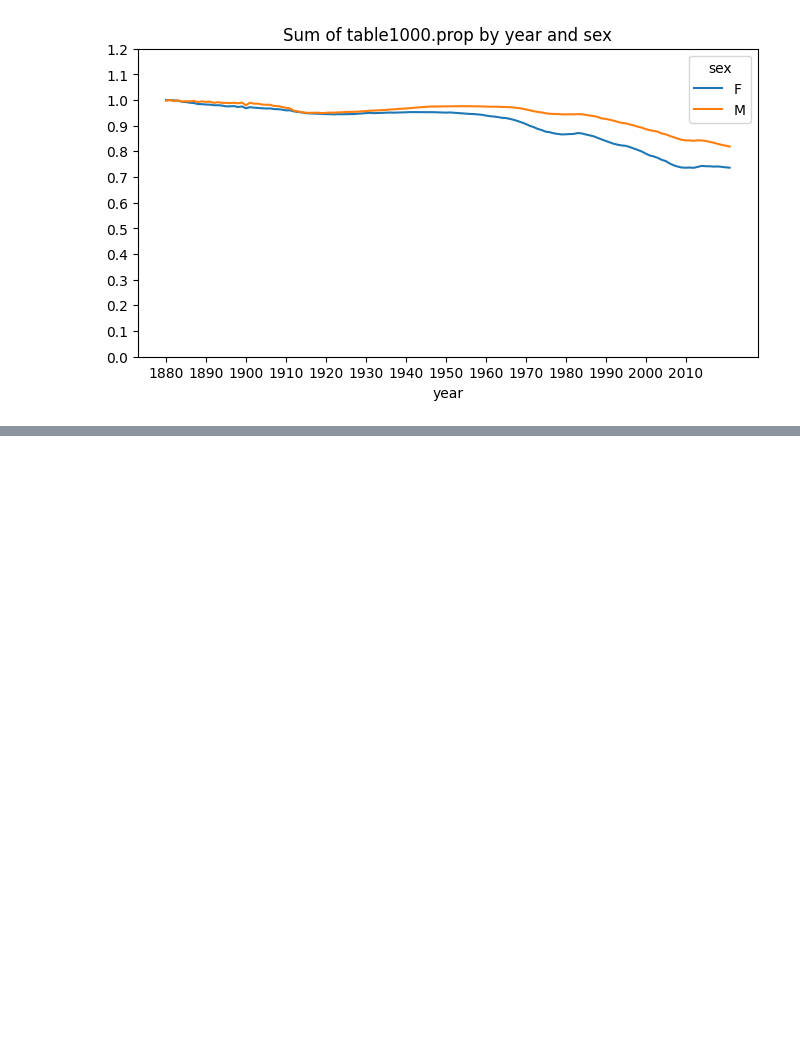
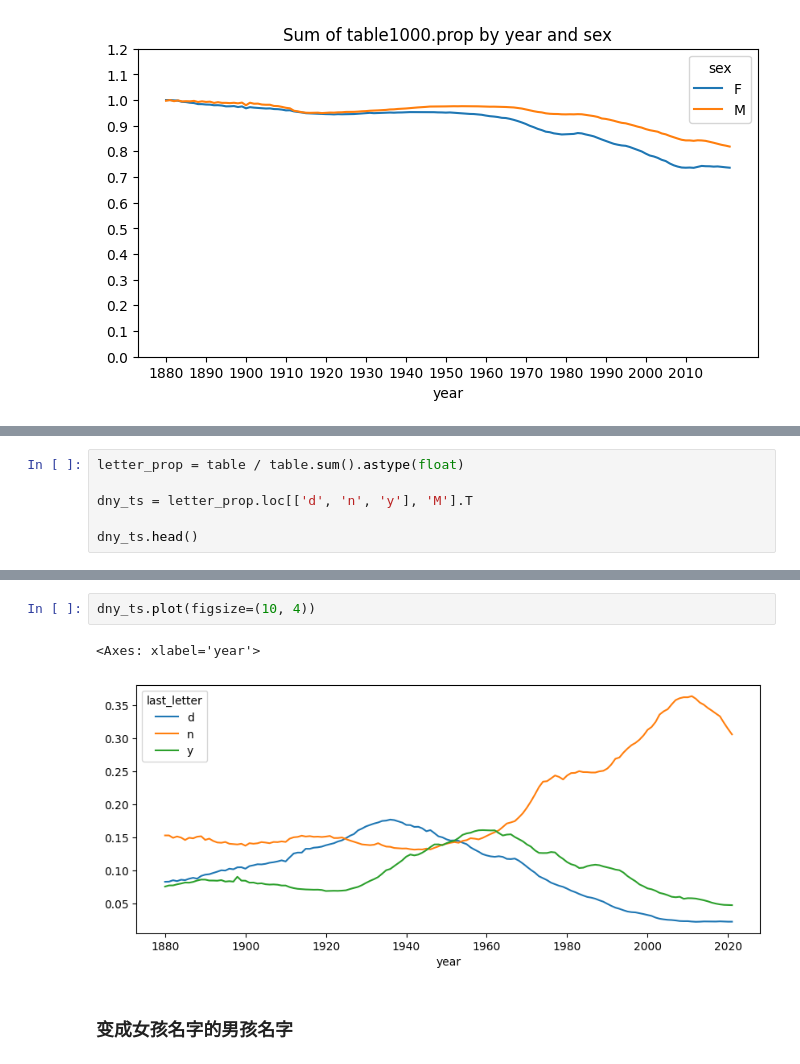
Before and after one commit to WttchPG/PythonForDataAnalysis, a Jupyter notebook: 引言.ipynb, the cells around one changed output, grey strips where cells are left out. Saved outputs shown, nothing was run; the diff lists cells and outputs as text; blank space fills up the shorter version.

```diff
--- a/引言.ipynb
+++ b/引言.ipynb
@@ -627,0 +753,6 @@ table.plot(title="Sum of table1000.prop by year and sex", figsize=(8, 4), yticks
+# %%
+letter_prop = table / table.sum().astype(float)
+
+dny_ts = letter_prop.loc[['d', 'n', 'y'], 'M'].T
+
+dny_ts.head()
@@ -627,0 +767,7 @@ table.plot(title="Sum of table1000.prop by year and sex", figsize=(8, 4), yticks
+# %%
+dny_ts.plot(figsize=(10, 4))
+# %% [output]
+<Axes: xlabel='year'>
+[figure, added]
+# %% [markdown]
+### 变成女孩名字的男孩名字
```
Also changed, not shown: parts of 19 cells of this notebook.
